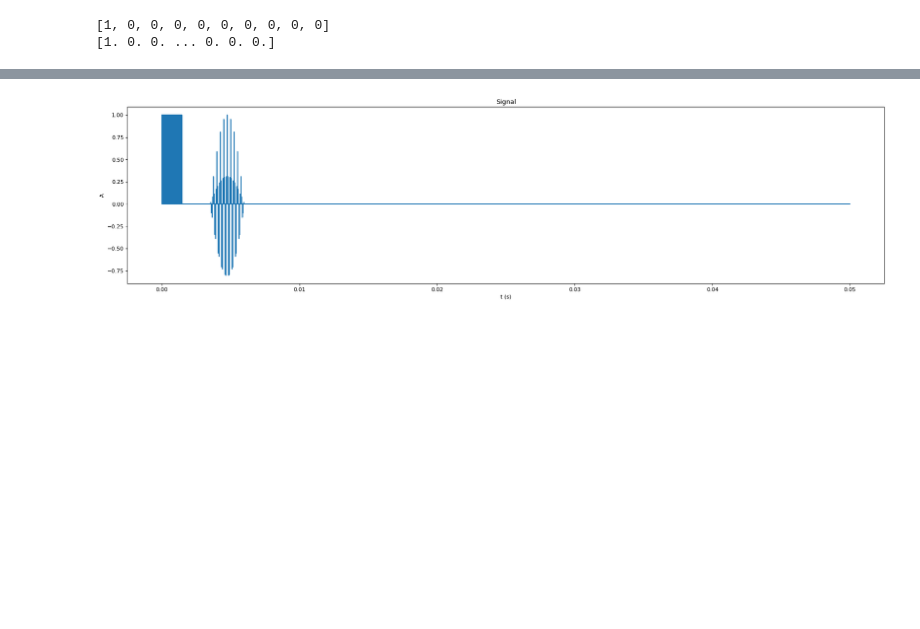
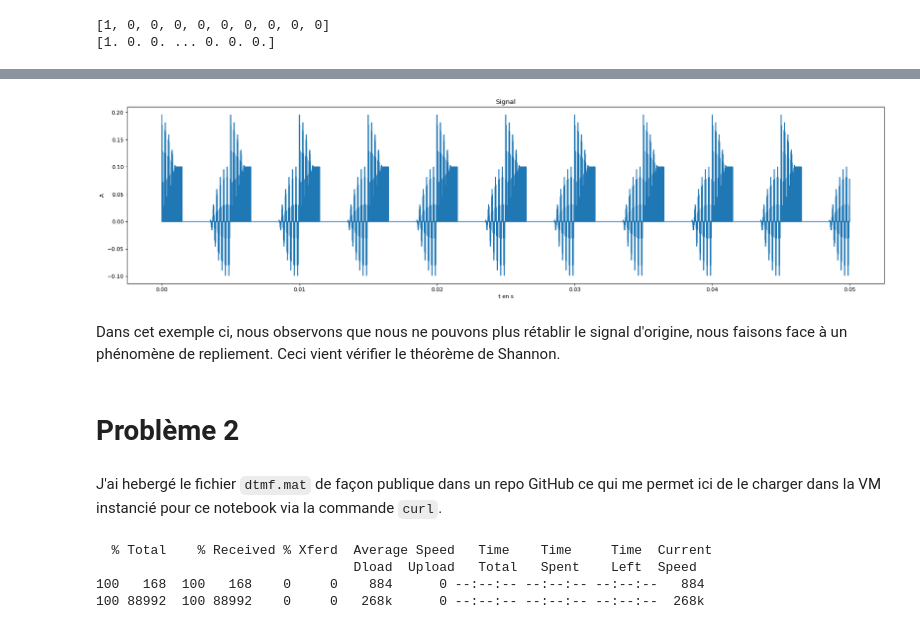
Before and after one commit to PierreFontaine/TNS, a Jupyter notebook: Copie_de_tds_1.ipynb, the cells around one changed output, grey strips where cells are left out. Drawn from its saved outputs; the diff is of its cells as text; code cells hidden in the pictures; blank space fills up the shorter version.

```diff
--- a/Copie_de_tds_1.ipynb
+++ b/Copie_de_tds_1.ipynb
@@ -448,10 +495,10 @@ plt.show()
 # %%
 dirac = [1] + [0] * 9
 print(dirac)
-delta_t0 = np.kron(np.ones(10000//10), dirac)
-print(delta_t0)
+delta_t2 = np.kron(np.ones(10000//10), dirac)
+print(delta_t2)
 # %% [output]
 [1, 0, 0, 0, 0, 0, 0, 0, 0, 0]
 [1. 0. 0. ... 0. 0. 0.]
 # %%
-delta_d0 = x * delta_t0
+delta_d0 = fft(x * delta_t0) * delta_t2
@@ -458,9 +523,24 @@ delta_d0 = x * delta_t0
 # %%
 plt.figure(num=None, figsize=(25, 6), dpi=80, facecolor='w', edgecolor='k')
-plt.plot(t, delta_d0)
+plt.plot(t, ifft(delta_d0))
 plt.title("Signal")
-plt.xlabel("t (s)")
+plt.xlabel("t en s")
 plt.ylabel(" A ")
 plt.show()
 # %% [output]
-[figure, old version]
+[figure, new version]
+# %% [markdown]
+Dans cet exemple ci, nous observons que nous ne pouvons plus rétablir le signal d'origine, nous faisons face à un phénomène de repliement. Ceci vient vérifier le théorème de Shannon.
+# %% [markdown]
+# Problème 2
+# %% [markdown]
+J'ai hebergé le fichier `dtmf.mat` de façon publique dans un repo GitHub ce qui me permet ici de le charger dans la VM instancié pour ce notebook via la commande `curl`.
+# %%
+!curl --remote-name \
+     -H 'Accept: application/vnd.github.v3.raw' \
+     --location https://github.com/PierreFontaine/TNS/raw/94bbce8a71d816dd5b70040d8aa0a1bd1576697c/dtmf.mat
+# %% [output]
+  % Total    % Received % Xferd  Average Speed   Time    Time     Time  Current
+                                 Dload  Upload   Total   Spent    Left  Speed
+100   168  100   168    0     0    884      0 --:--:-- --:--:-- --:--:--   884
+100 88992  100 88992    0     0   268k      0 --:--:-- --:--:-- --:--:--  268k
```
Also changed, not shown: parts of 29 cells of this notebook.
